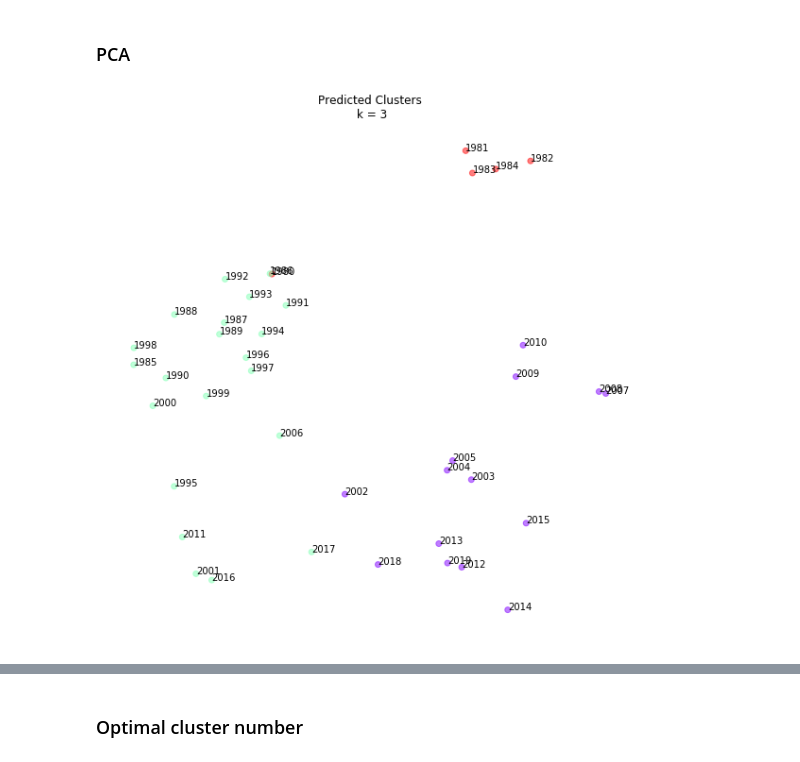
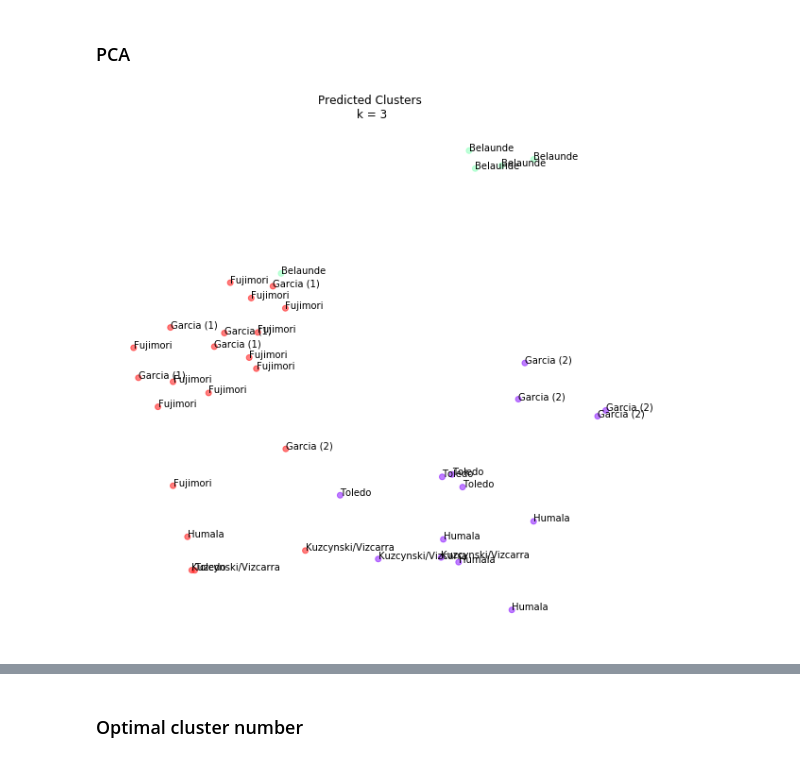
Before and after one commit to luisesanmartin/Content-Analysis-2020, a Jupyter notebook: week-6/6-Discovering-Patterns-Clusters-and-Topics.ipynb, the cells around one changed output, grey strips where cells are left out. Saved outputs shown, nothing was run; the diff lists cells and outputs as text; code cells hidden in the pictures.

```diff
--- a/week-6/6-Discovering-Patterns-Clusters-and-Topics.ipynb
+++ b/week-6/6-Discovering-Patterns-Clusters-and-Topics.ipynb
@@ -754,7 +537,10 @@ speech
+# %%
+speech['year-president'] = speech['year'] + '-' + speech['president']
 # %% [markdown]
 ### K-means
 # %%
-stop_words = ['de', 'y', 'la', 'el', 'en', 'que', 'a', 'los', 'del', 'para', 'las', 'con', 'se', 'por', 'al', 'este', 'en', 'como', 'lo', 'el', 'la', 'las', 'los', 'su', 'sus']
+stop_words = ['de', 'y', 'la', 'el', 'en', 'que', 'a', 'los', 'del', 'para', 'las', 'con', 'se',
+              'por', 'al', 'este', 'en', 'como', 'lo', 'el', 'la', 'las', 'los', 'su', 'sus', 'año', 'país']
 # %%
 speechTFVectorizer = sklearn.feature_extraction.text.TfidfVectorizer(min_df=5, stop_words=stop_words, norm='l2')
 # %%
@@ -768,7 +554,7 @@ terms = speechTFVectorizer.get_feature_names()
 numCategories = 3
 speechKM = sklearn.cluster.KMeans(n_clusters = numCategories, init='k-means++')
 speechKM.fit(speechTFVects)
-targetDF['kmeans_predictions' + str(numCategories)] = speechKM.labels_
+targetDF['kmeans' + str(numCategories)] = speechKM.labels_
 
 # Most representative words per cluster
 #order_centroids = speechKM.cluster_centers_.argsort()[:, ::-1]
@@ -805,24 +591,24 @@ reducedPCA_speechData = speechPCA.transform(speechTFVects.toarray())
 # %%
 numCategories = 3
 colors = list(plt.cm.rainbow(np.linspace(0,1, numCategories)))
-colors_p = [colors[l] for l in targetDF['kmeans_predictions' + str(numCategories)]]
+colors_p = [colors[l] for l in targetDF['kmeans' + str(numCategories)]]
 
 # Plotting
 plt.figure(figsize=(10,10))
 fig = plt.figure(1)
 ax = fig.add_subplot(111)
 ax.set_frame_on(False)
 plt.scatter(reducedPCA_speechData[:, 0], reducedPCA_speechData[:, 1], color = colors_p, alpha = 0.5)
 plt.xticks(())
 plt.yticks(())
-for i, year in enumerate(speech['year']):
+for i, year in enumerate(speech['administration']):
     ax.annotate(year, (reducedPCA_speechData[:, 0][i],reducedPCA_speechData[:, 1][i]))
 #for i, word in enumerate(words):
 #    ax.annotate(word, (x[i],y[i]))
 plt.title('Predicted Clusters\n k = {}'.format(numCategories))
 plt.show()
 # %% [output]
-[figure, old version]
+[figure, new version]
 # %%
 numCategories = 4
 colors = list(plt.cm.rainbow(np.linspace(0,1, numCategories)))
```
Also changed, not shown: parts of 91 cells of this notebook, 2 other files.
